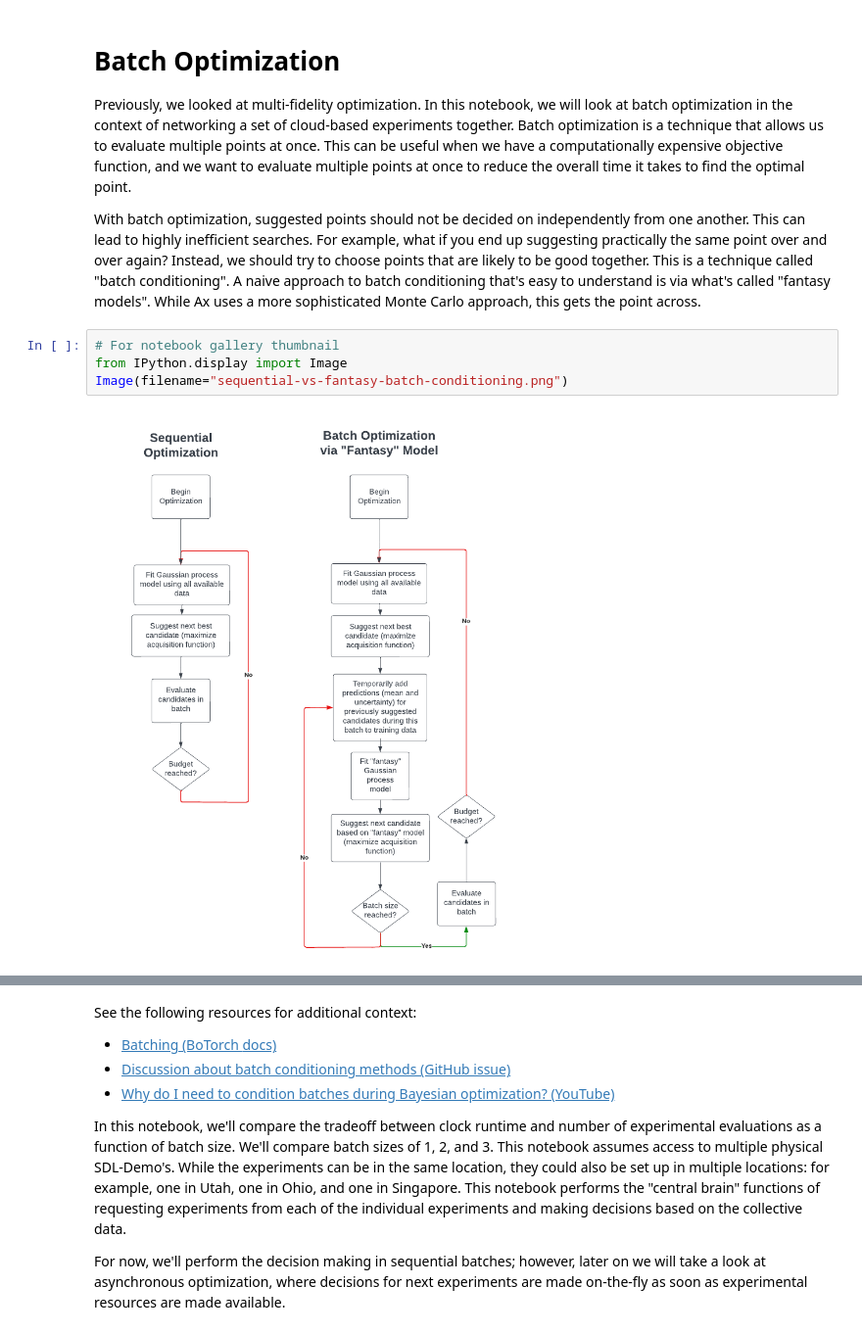
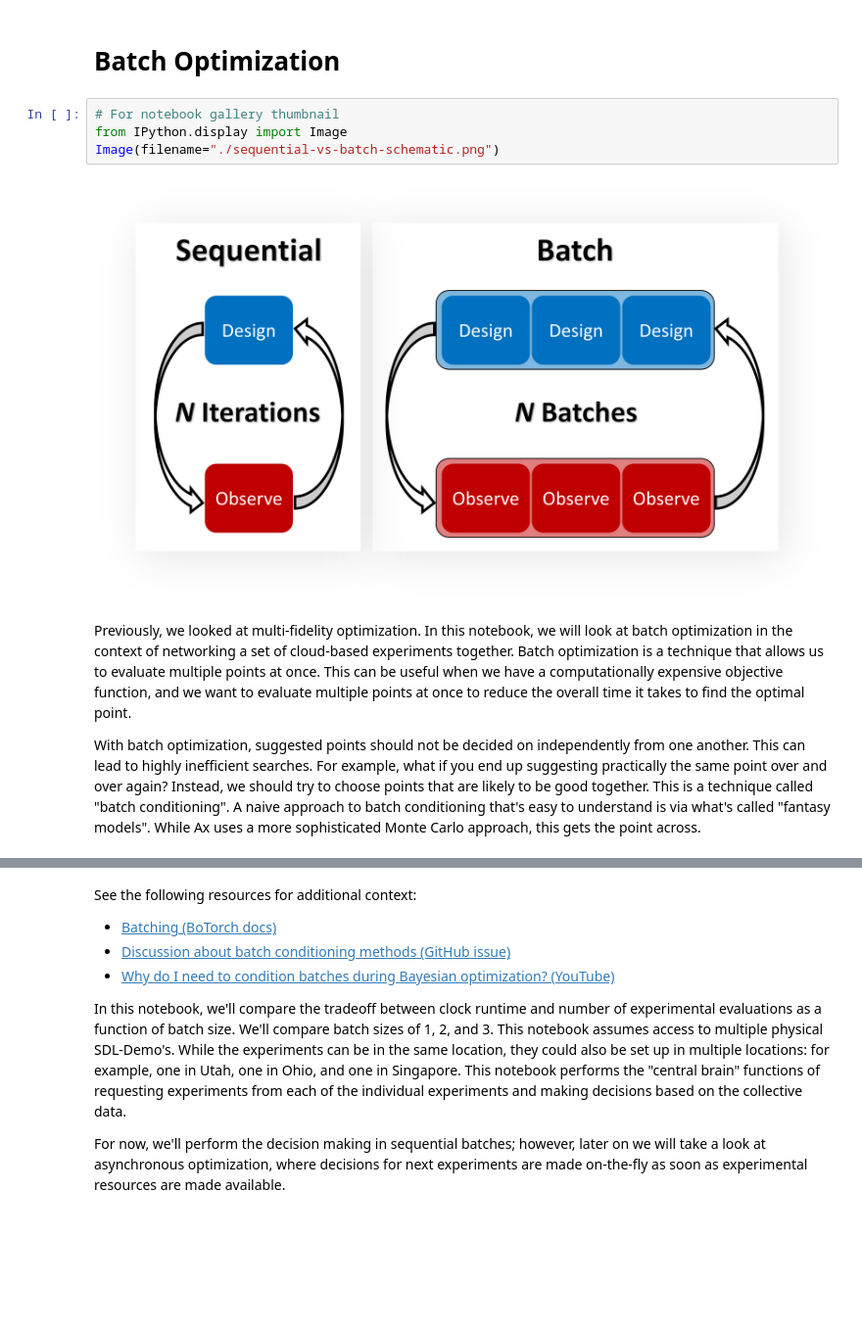
Before and after one commit to sparks-baird/self-driving-lab-demo, a Jupyter notebook: notebooks/6.3-batch-optimization.ipynb, the cells around one changed output, grey strips where cells are left out. Shown at 98% size. Cells and saved outputs as stored; diff of their text form; blank space fills up the shorter version.

Commit message:
sequential-vs-batch schematic

```diff
--- a/notebooks/6.3-batch-optimization.ipynb
+++ b/notebooks/6.3-batch-optimization.ipynb
@@ -1,5 +1,12 @@
+# %% [markdown]
+# Batch Optimization
+# %%
+# For notebook gallery thumbnail
+from IPython.display import Image
+Image(filename="./sequential-vs-batch-schematic.png")
+# %% [output]
+[figure, added]
 # %% [markdown]
-# Batch Optimization
 
 Previously, we looked at multi-fidelity optimization. In this notebook, we will look at
 batch optimization in the context of networking a set of cloud-based experiments
@@ -14,9 +21,3 @@ up suggesting practically the same point over and over again? Instead, we should
 together. This is a technique called "batch conditioning". A naive approach to batch
 conditioning that's easy to understand is via what's called "fantasy models". While Ax
 uses a more sophisticated Monte Carlo approach, this gets the point across.
-# %%
-# For notebook gallery thumbnail
-from IPython.display import Image
-Image(filename="sequential-vs-fantasy-batch-conditioning.png")
-# %% [output]
-[figure, removed]
```
Also changed, not shown: parts of 1 cell of this notebook, 1 other file.
